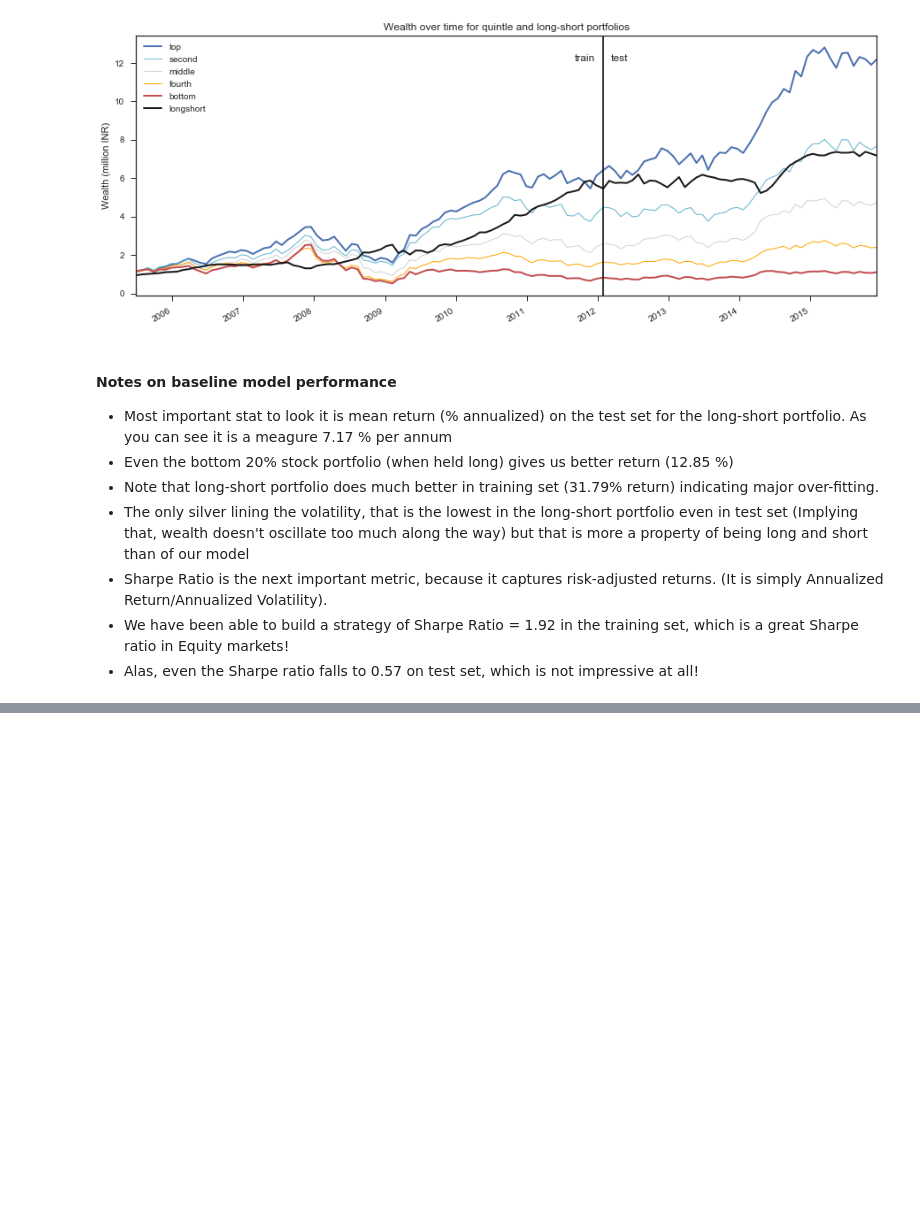
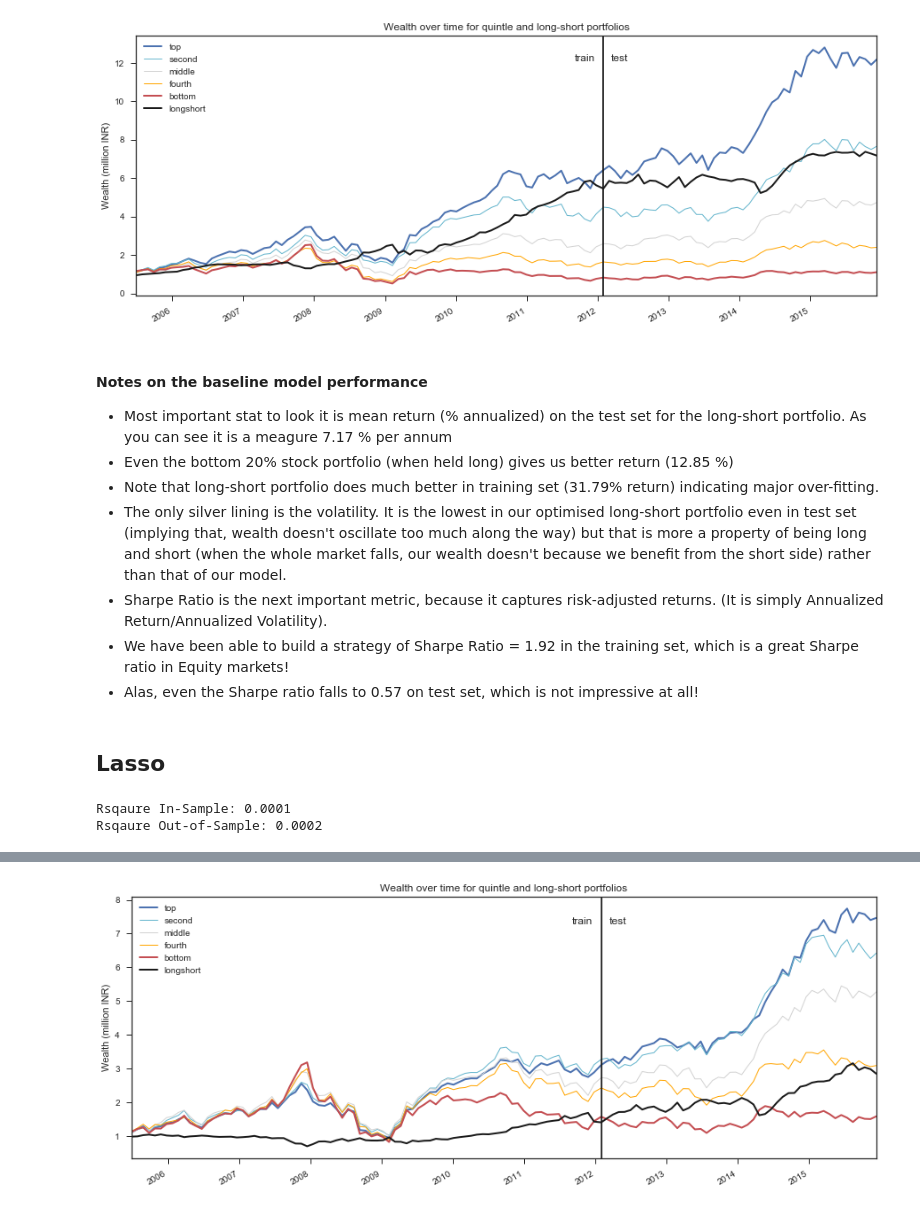
Before and after one commit to SiluPanda/capstone, a Jupyter notebook: CapstoneProject.ipynb, the cells around one changed output, grey strips where cells are left out. Cells and saved outputs as stored; diff of their text form; code cells hidden in the pictures; blank space fills up the shorter version.

Commit message:
Submission Ready state for Capstone Project

```diff
--- a/CapstoneProject.ipynb
+++ b/CapstoneProject.ipynb
@@ -424,11 +434,11 @@ g.map(plt.plot,'date','longshort');
 # %%
 #Come back to this: write code for "relation between each feature and 1-month forward
 #return (Figure 40 in paper)
-X = X_train[['date','ticker','feature','standalone','consolidated']]
-y = y_train[['date','ticker','return']]
-important_features = pd.DataFrame(X.feature.unique(),columns = ['feature']).merge(feature_desription, how = 'inner')
-important_features = important_features[important_features.priorImportance == 2]
-important_features = important_features.reset_index()
+#X = X_train[['date','ticker','feature','standalone','consolidated']]
+#y = y_train[['date','ticker','return']]
+#important_features = pd.DataFrame(X.feature.unique(),columns = ['feature']).merge(feature_desription, how = 'inner')
+#important_features = important_features[important_features.priorImportance == 2]
+#important_features = important_features.reset_index()
 #pd.merge(X,y, how ='left')
 # %% [markdown]
 ## Data pre-processing
@@ -456,7 +479,7 @@ targets and concluded that uniformizing is the best tranformation in terms out a
 def uniformize(X,y):
     Xu = X.copy()
     #remove (date,feature) pairs with less than adequate numbers of tickers
-    min_tickers_per_date_feature = 75 #Arrived at this by looking at the histogram
+    min_tickers_per_date_feature = 25 #75 Arrived at this by looking at the histogram
     ticker_count_by_date_feature = Xu.groupby(['date','feature'])['ticker'].count()
     date_feature_pairs_with_very_few_tickers = ticker_count_by_date_feature[ticker_count_by_date_feature < min_tickers_per_date_feature].index
     Xu = Xu.set_index(['date','feature'])
@@ -527,11 +552,17 @@ Xua_test = Xua_test.fillna(value=0.50) #Quantiles range between 0 and 1 and 0.5
 # %%
 def evaluate_model(model,X_train,y_train,X_test,y_test,returns_train,returns_test):
+    ''' This evaluates the model in three ways:
+    1. Gives in and out of sample Rsquare values
+    2. Shows portfolio peformance statistics like returns, volatility and Sharpe Ratio
+    3. Plots how your wealth would grow starting at 1 if you followed this strategy in
+    terms of quintile portfolios '''
     #Note prefixing .values is essential since LinearRegression.predict() can't handle
     #multiindex (it exits quitely without raising exception, without returning anything!)
+#    set_trace()
     y_hat_train = model.predict(X_train.values)
     y_hat_test = model.predict(X_test.values)
-    print('Rsqaure In-Sample: %.4f' % lr.score(X_train,y_train))
-    print('Rsqaure Out-of-Sample: %.4f' % lr.score(X_test,y_test))
+    print('Rsqaure In-Sample: %.4f' % model.score(X_train,y_train))
+    print('Rsqaure Out-of-Sample: %.4f' % model.score(X_test,y_test))
 
     def convert_y_hat_to_ranker(y_hat,y):
         ranker = pd.DataFrame(y_hat, columns = y.columns, index = y.index)
@@ -603,13 +634,26 @@ Rsqaure Out-of-Sample: -0.0024
 | bottom | 12.85 | 23.22 | 0.55 | 4.61 | ... |
 [figure]
 # %% [markdown]
-#### Notes on baseline model performance
+#### Notes on the baseline model performance
 * Most important stat to look it is mean return (% annualized) on the test set for the long-short portfolio. As you can see it is a meagure 7.17 % per annum
 * Even the bottom 20% stock portfolio (when held long) gives us better return (12.85 %)
 * Note that long-short portfolio does much better in training set (31.79% return) indicating major over-fitting.
-* The only silver lining the volatility, that is the lowest in the long-short portfolio  even in test set
-  (Implying that, wealth doesn't oscillate too much along the way) but that is more a property of being long and short than of our model
+* The only silver lining is the volatility. It is the lowest in our optimised long-short portfolio even in test set
+  (implying that, wealth doesn't oscillate too much along the way) but that is more a property of being long and short (when the whole market falls, our wealth doesn't because we benefit from the short side) rather than that of our model.
 * Sharpe Ratio is the next important metric, because it captures risk-adjusted returns.
   (It is simply Annualized Return/Annualized Volatility).
 * We have been able to build a strategy of Sharpe Ratio = 1.92 in the training set, which is a great Sharpe ratio in Equity markets!
 * Alas, even the Sharpe ratio falls to 0.57 on test set, which is not impressive at all!
+# %% [markdown]
+## Lasso
+# %%
+from sklearn.linear_model import Lasso
+lasso = Lasso(alpha = 0.0035, random_state=0) #alpha value = 0.0035 was chosen by manually
+                                              #trying to get a high Mean Return in Test Set
+lasso.fit(Xua_train, yua_train)
+stats = evaluate_model(lasso,Xua_train,yua_train,Xua_test,yua_test,
+               returns_train=y_train,returns_test=y_test)
+stats
+# %% [output]
+Rsqaure In-Sample: 0.0001
+Rsqaure Out-of-Sample: 0.0002
@@ -615,0 +664 @@ Rsqaure Out-of-Sample: -0.0024
+[figure, added]
```
Also changed, not shown: parts of 41 cells of this notebook.
